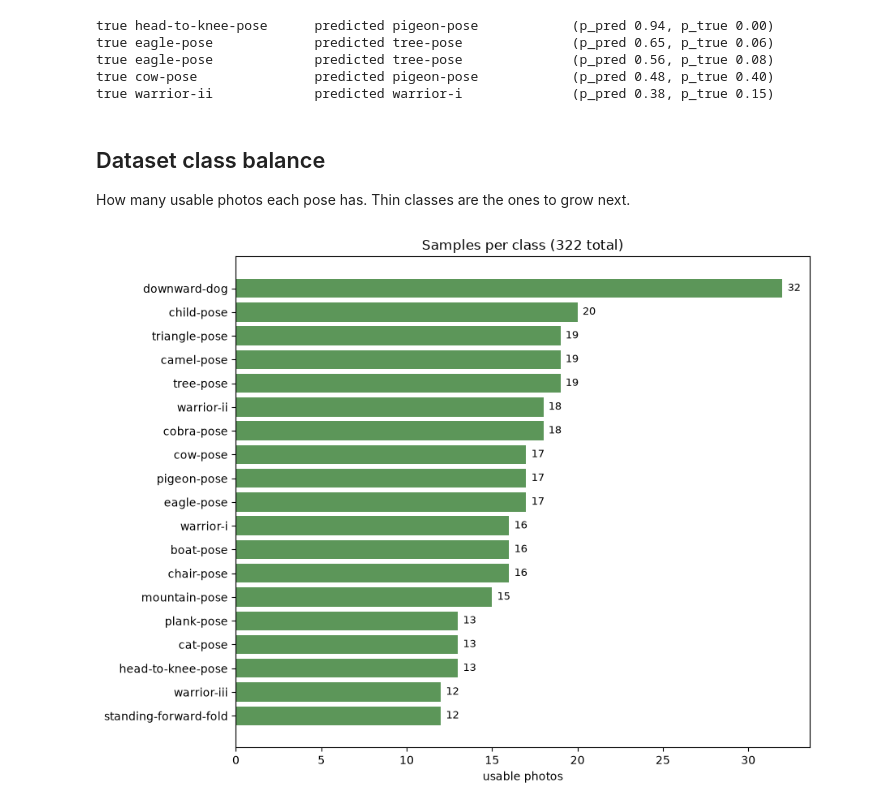
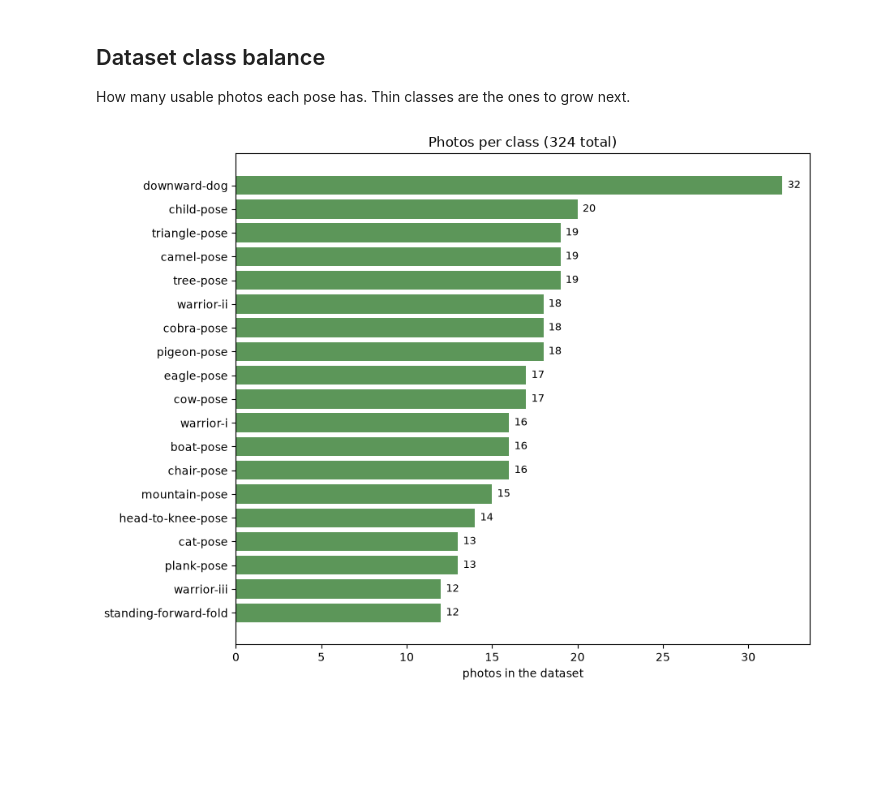
Before and after one commit to catherinepereira/yoga-mirror-model, a Jupyter notebook: notebooks/evaluate_classifier.ipynb, the cells around one changed output. Drawn from its saved outputs; the diff is of its cells as text; code cells hidden in the pictures; blank space fills up the shorter version.

````diff
--- a/notebooks/evaluate_classifier.ipynb
+++ b/notebooks/evaluate_classifier.ipynb
@@ -14,13 +25,11 @@ python scripts/train_landmarks.py
 ```
 # %%
-import json
 import sys
 from pathlib import Path
 
 import numpy as np
-import torch
+import pandas as pd
 import matplotlib.pyplot as plt
-from sklearn.model_selection import train_test_split
 from sklearn.metrics import (
     confusion_matrix,
     classification_report,
@@ -29,7 +38,9 @@ from sklearn.metrics import (
 
 ROOT = Path.cwd().parent if Path.cwd().name == "notebooks" else Path.cwd()
 sys.path.insert(0, str(ROOT))
-from model.landmark_mlp import build_mlp
+from training import benchmark
 
-FEATURES = ROOT / "exports" / "landmark_features.json"
-CKPT = ROOT / "exports" / "pose_classifier.pt"
+# one held-out evaluation per exported model (predictions + probs + latency)
+evals = benchmark.evaluate_all()
+by_name = {e.name: e for e in evals}
+print("evaluated:", ", ".join(by_name) or "nothing (train and export first)")
@@ -127,36 +275,21 @@ together, worth more photos or a look at the landmark quality.
-# %%
-wrong = np.where(y_pred != y_val)[0]
-rows = sorted(wrong, key=lambda i: probs[i, y_pred[i]], reverse=True)
-if not len(rows):
-    print("no misclassifications on the validation set")
-for i in rows:
-    true_p = probs[i, y_val[i]]
-    pred_p = probs[i, y_pred[i]]
-    print(
-        f"true {labels[y_val[i]]:<22} predicted {labels[y_pred[i]]:<22} "
-        f"(p_pred {pred_p:.2f}, p_true {true_p:.2f})"
-    )
-# %% [output]
-true head-to-knee-pose      predicted pigeon-pose            (p_pred 0.94, p_true 0.00)
-true eagle-pose             predicted tree-pose              (p_pred 0.65, p_true 0.06)
-true eagle-pose             predicted tree-pose              (p_pred 0.56, p_true 0.08)
-true cow-pose               predicted pigeon-pose            (p_pred 0.48, p_true 0.40)
-true warrior-ii             predicted warrior-i              (p_pred 0.38, p_true 0.15)
 # %% [markdown]
 ## Dataset class balance
 
 How many usable photos each pose has. Thin classes are the ones to grow next.
 # %%
-counts = np.bincount(y, minlength=len(labels))
-order = np.argsort(counts)
+from common.dataset import pose_folders
+
+counts = pd.Series(
+    {label: len(files) for label, files in pose_folders()}, name="photos"
+).sort_values()
 
 fig, ax = plt.subplots(figsize=(9, 7))
-ax.barh([labels[i] for i in order], counts[order], color="#5c9659")
-ax.set_xlabel("usable photos")
-ax.set_title(f"Samples per class ({len(X)} total)")
-for i, v in enumerate(counts[order]):
-    ax.text(v + 0.3, i, str(v), va="center", fontsize=9)
+ax.barh(counts.index, counts.values, color="#5c9659")
+ax.set_xlabel("photos in the dataset")
+ax.set_title(f"Photos per class ({int(counts.sum())} total)")
+for i, v in enumerate(counts.values):
+    ax.text(v + 0.3, i, str(int(v)), va="center", fontsize=9)
 plt.tight_layout()
 plt.show()
 # %% [output]
-[figure, old version]
+[figure, new version]
````
Also changed, not shown: parts of 11 cells of this notebook, 38 other files.
